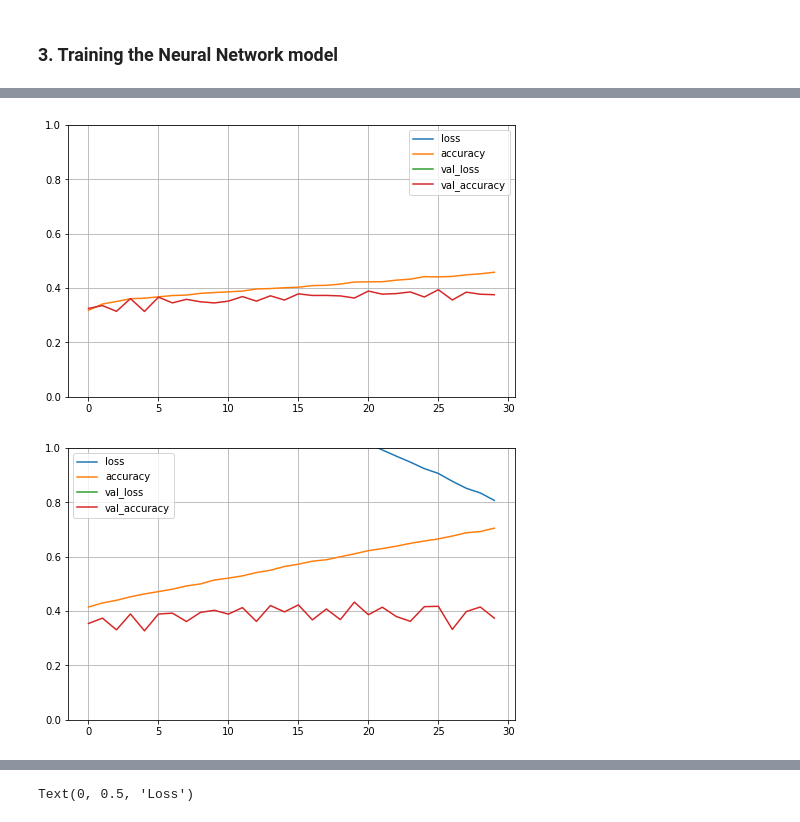
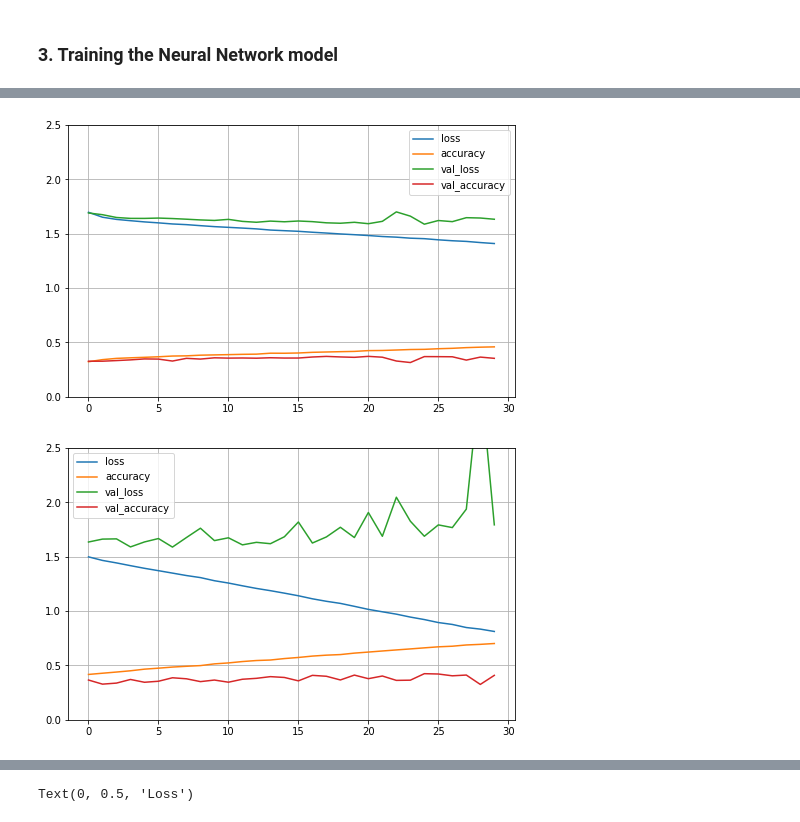
Before and after one commit to mdford02/XN_CT_Segmentation, a Jupyter notebook: nn_model_brain_bone_window.ipynb, the cells around one changed output, grey strips where cells are left out. Saved outputs shown, nothing was run; the diff lists cells and outputs as text; code cells hidden in the pictures.

```diff
--- a/nn_model_brain_bone_window.ipynb
+++ b/nn_model_brain_bone_window.ipynb
@@ -348,19 +350,19 @@ Epoch 30/30
 # %%
 pd.DataFrame(history.history).plot(figsize=(8, 5))
 plt.grid(True)
-plt.gca().set_ylim(0, 1)
+plt.gca().set_ylim(0, 2.5)
 
 plt.show()
 # %% [output]
-[figure, old version]
+[figure, new version]
 # %%
 pd.DataFrame(historysgd.history).plot(figsize=(8, 5))
 plt.grid(True)
-plt.gca().set_ylim(0, 1)
+plt.gca().set_ylim(0, 2.5)
 
 plt.show()
 # %% [output]
-[figure, old version]
+[figure, new version]
 # %%
 X_new = X_test[:3]
 y_proba = model.predict(X_new)
```
Also changed, not shown: parts of 12 cells of this notebook, 3 other files.
